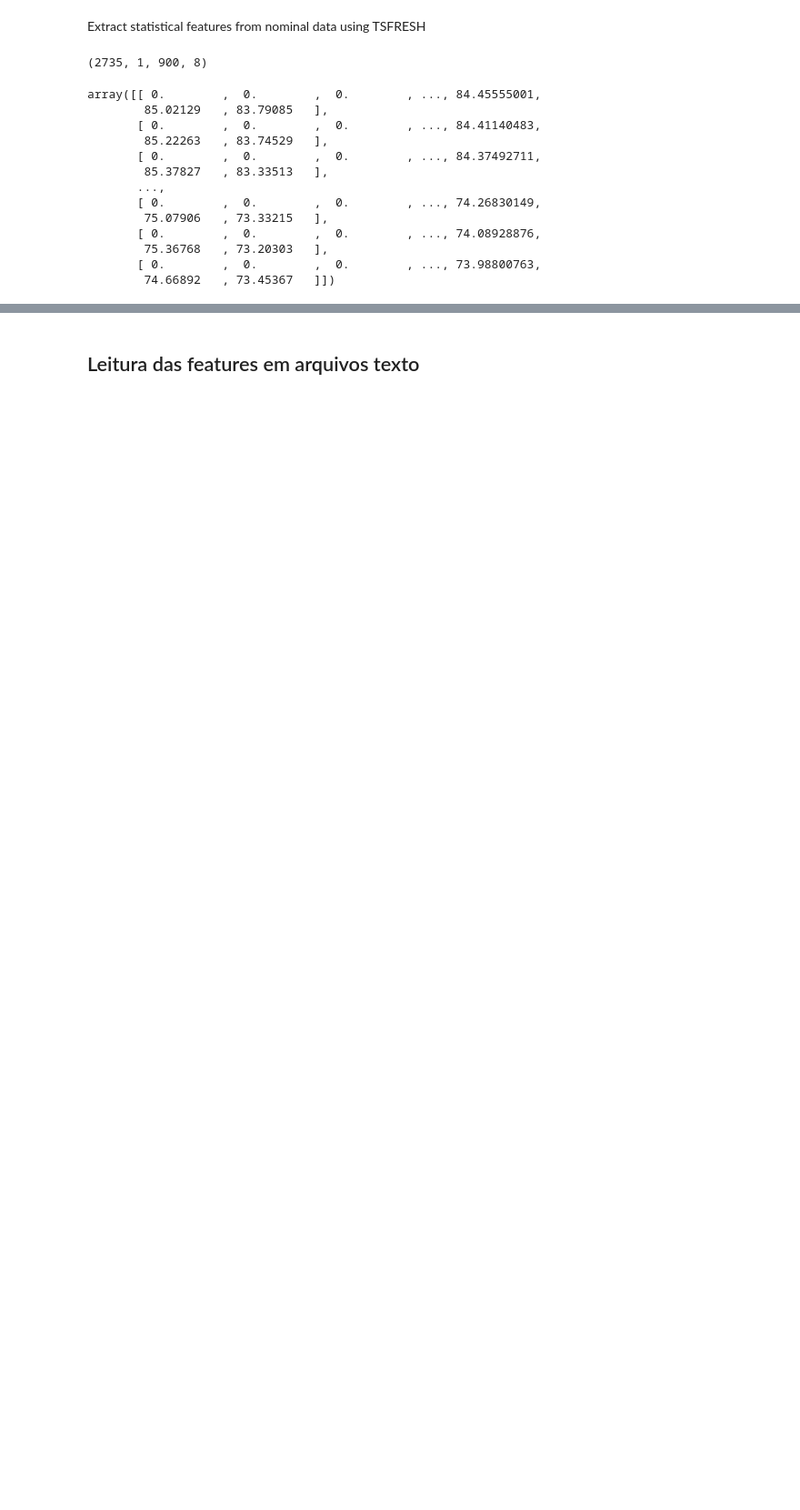
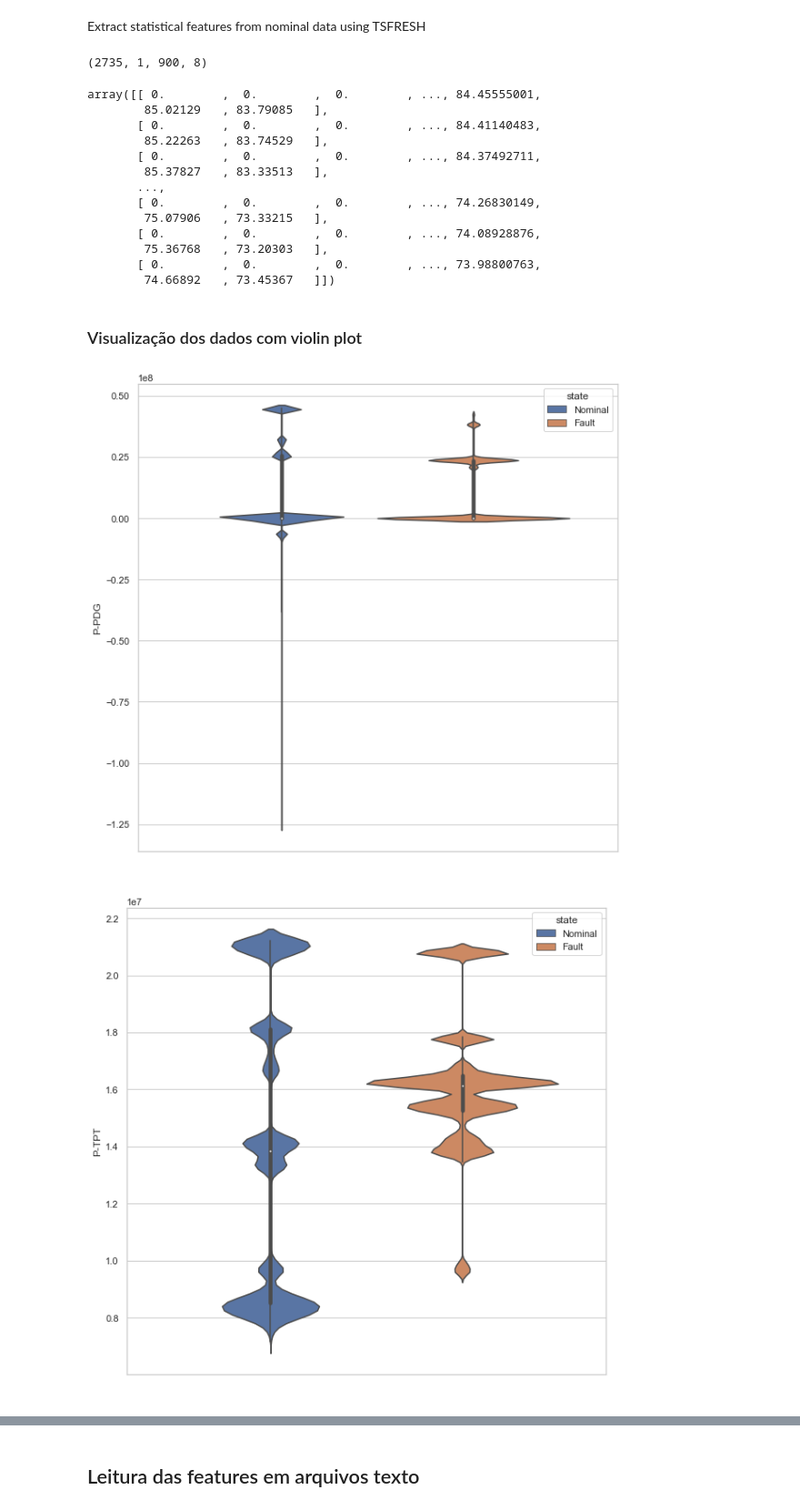
Before and after one commit to LuisSantoss/HIML, a Jupyter notebook: HIML_6_ MonteCarlo.ipynb, the cells around one changed output, grey strips where cells are left out. Shown at 91% size. Cells and saved outputs as stored; diff of their text form; code cells hidden in the pictures; blank space fills up the shorter version.

```diff
--- a/HIML_6_ MonteCarlo.ipynb
+++ b/HIML_6_ MonteCarlo.ipynb
@@ -300,2 +308,2 @@ frame_wTime = pd.concat(le, axis=0, ignore_index=True)
 # %%
-frame_wTime['timestamp'] = pd.to_datetime(frame_wTime['timestamp'])
+frame_wTimeNom['timestamp'] = pd.to_datetime(frame_wTime['timestamp'])
@@ -318,7 +326,7 @@ frame_wTime
 # %% [markdown]
 Extract statistical features from nominal data using TSFRESH
 # %%
-windowed_dataNom = rolling_window(frame_wTime.to_numpy(), (900,frame_wTime.shape[1]), asteps=(900,frame_wTime.shape[1]))
+windowed_dataNom = rolling_window(frame_wTimeNom.to_numpy(), (900,frame_wTimeNom.shape[1]), asteps=(900,frame_wTimeNom.shape[1]))
 # %%
 np.shape(windowed_data)
 # %% [output]
@@ -336,7 +344,7 @@ tsfreshFeatures_nom = []
 tsfreshFeaturesNom = np.array([]).reshape(0,35)
 
 for i in range(np.shape(windowed_data)[0]): #range(np.shape(windowed_dataNom)[0]):
-    windowed_frame = pd.DataFrame(windowed_dataNom[i,0],columns=frame_wTime.columns)
+    windowed_frame = pd.DataFrame(windowed_dataNom[i,0],columns=frame_wTimeNom.columns)
     windowed_frame.dropna()
 
     try:
@@ -368,3 +376,25 @@ array([[ 0.        ,  0.        ,  0.        , ..., 84.45555001,
         74.66892   , 73.45367   ]])
 # %%
 np.savetxt('featuresTSFRESH_nom.txt',tsfreshFeaturesNom,fmt='%.5f',delimiter=' ')
+# %% [markdown]
+### Visualização dos dados com violin plot
+# %%
+frame_total = pd.concat([frame_wTimeNom, frame_wTime])
+
+# colunas auxiliares para a figura
+frame_total["state"] = "Fault"
+frame_total.iloc[:frame_wTimeNom.shape[0],-1] = "Nominal"
+frame_total[" "] = ""
+frame_total = frame_total.drop(columns=['timestamp'])
+# %%
+import seaborn as sns
+sns.set_theme(style="whitegrid")
+
+for i in range(0,len(frame_total.drop(columns=[' ','state','class']).columns)):
+     plt.figure(figsize=(10, 10))
+     ax = sns.violinplot(x=" ",y=frame_total.columns[i], hue="state",\
+          data=frame_total)
+     plt.show()
+# %% [output]
+[figure, added]
+[figure, added]
```
Also changed, not shown: parts of 31 cells of this notebook, 1 other file.
